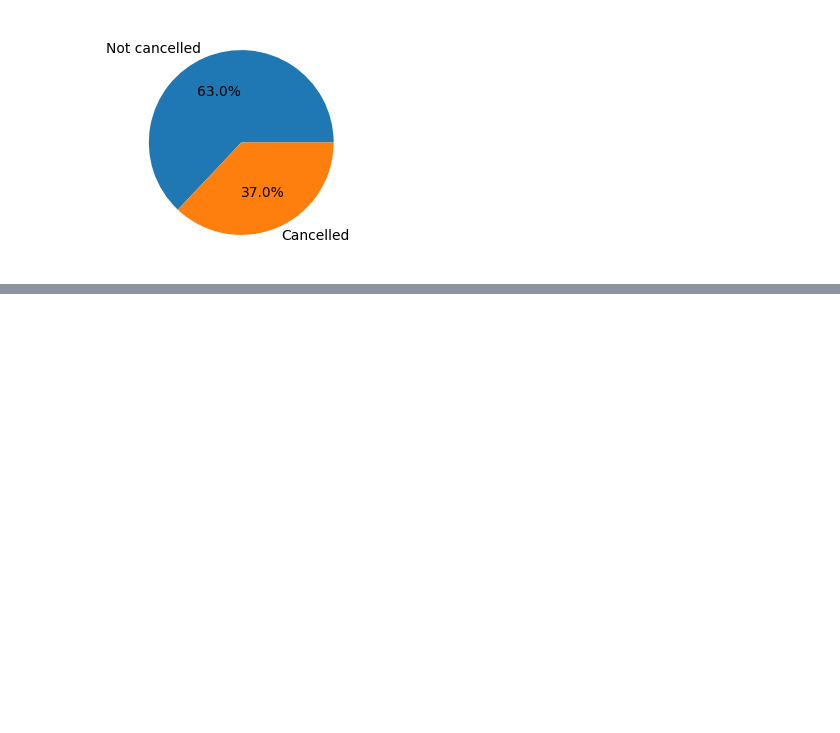
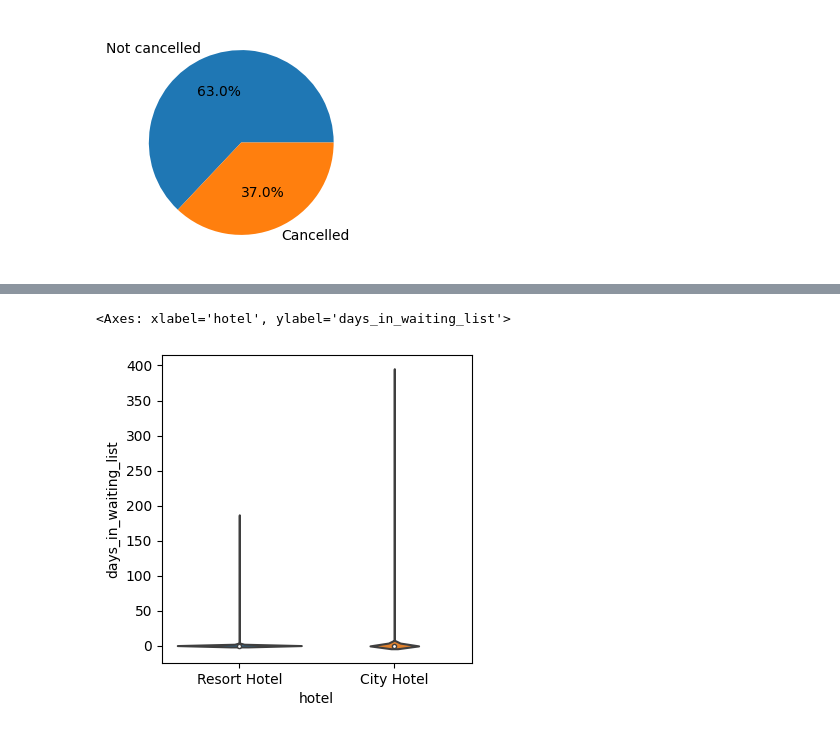
Before and after one commit to aditisadhu/hotel-booking-eda, a Jupyter notebook: Hotel_booking_Project_EDA.ipynb, the cells around one changed output, grey strips where cells are left out. Cells and saved outputs as stored; diff of their text form; code cells hidden in the pictures; blank space fills up the shorter version.

```diff
--- a/Hotel_booking_Project_EDA.ipynb
+++ b/Hotel_booking_Project_EDA.ipynb
@@ -73,0 +141,7 @@ plt.pie(df['is_canceled'].value_counts(), labels=['Not cancelled', 'Cancelled'],
+# %%
+plt.figure(figsize=(4,4))
+sns.violinplot(data=df, x='hotel', y='days_in_waiting_list', jitter=False)
+# inference, action: City Hotel keeps higher waiting time, should aim to reduce
+# %% [output]
+<Axes: xlabel='hotel', ylabel='days_in_waiting_list'>
+[figure, added]
```
Also changed, not shown: parts of 29 cells of this notebook.
